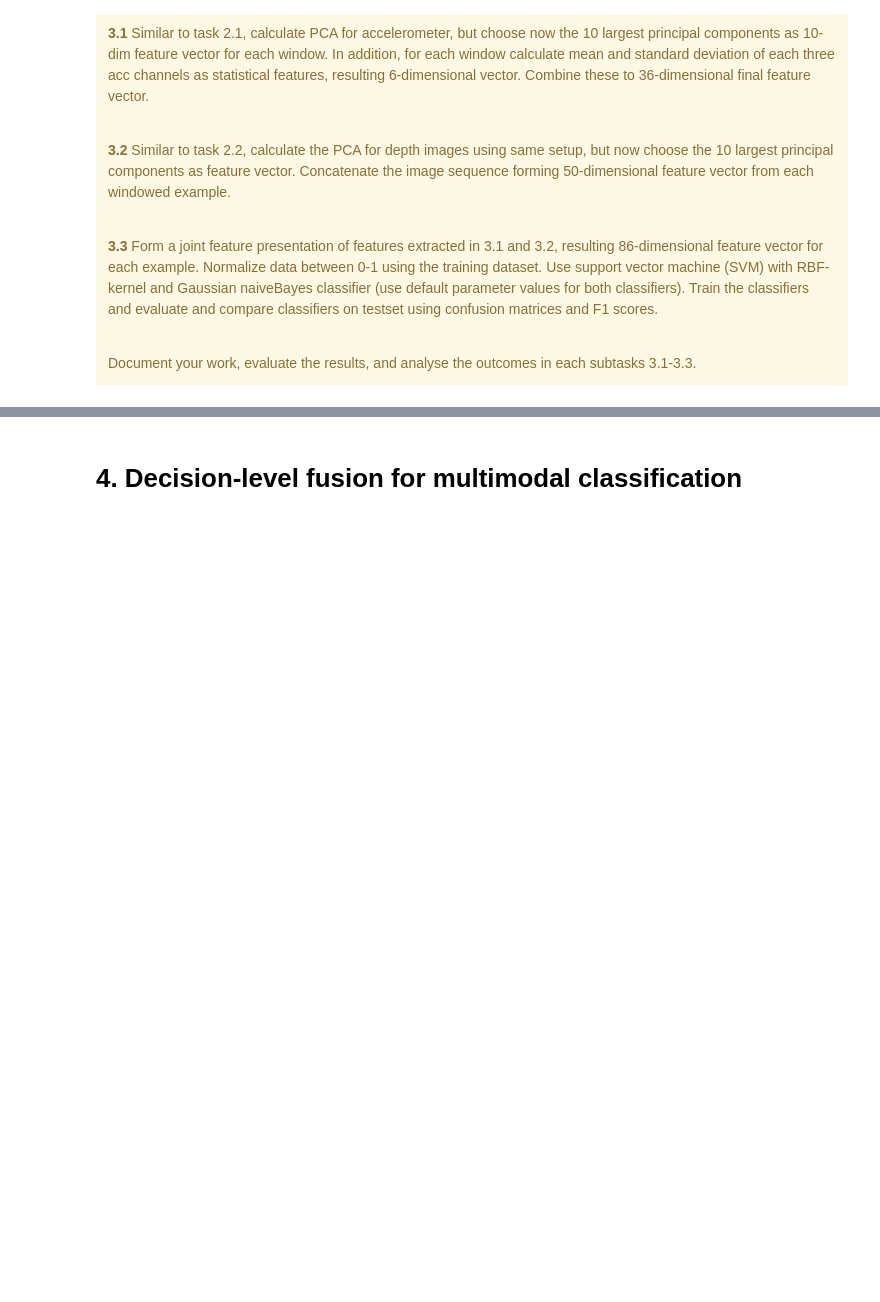
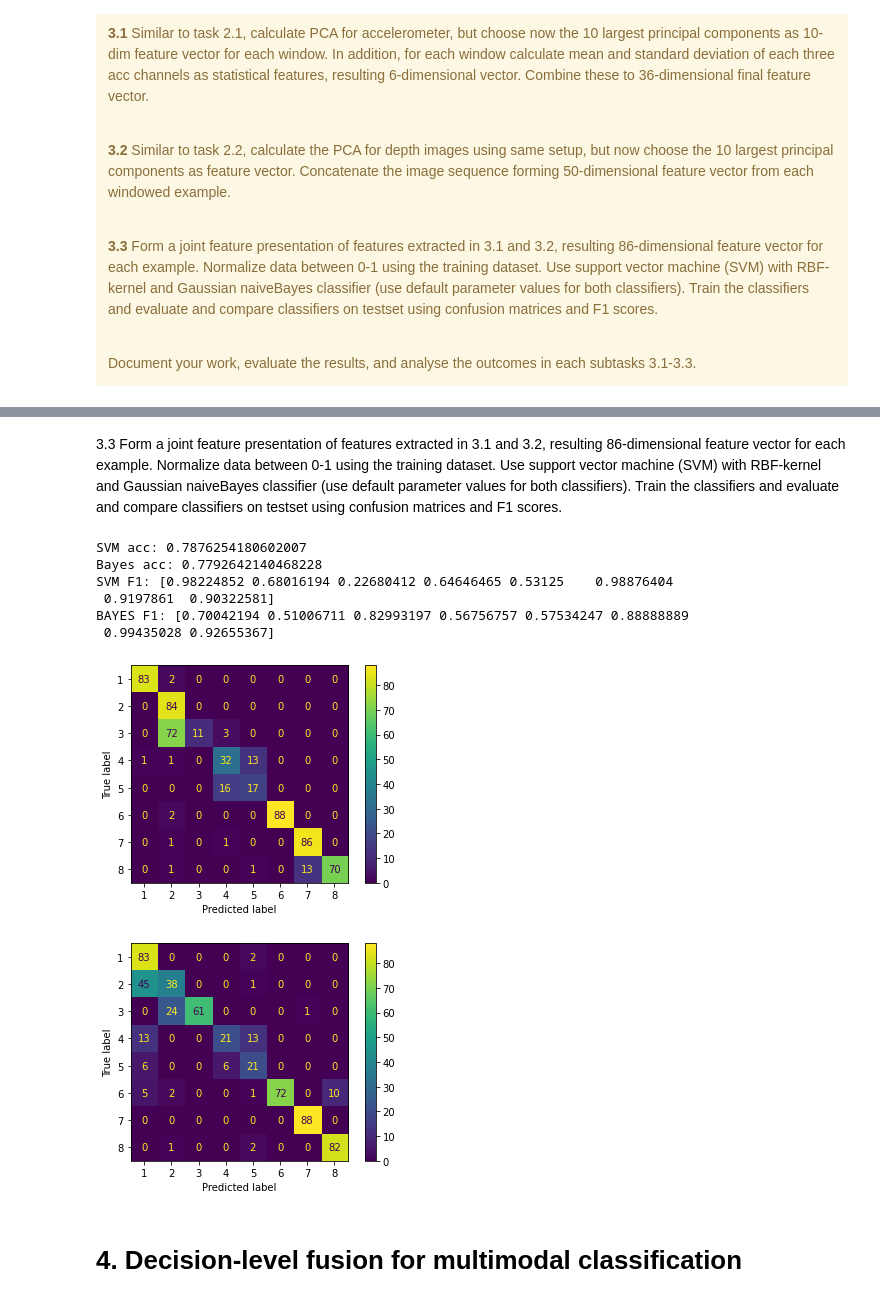
Before and after one commit to MAHA06/Multi-Modal-Project, a Jupyter notebook: project-work-MEx-classification.ipynb, the cells around one changed output, grey strips where cells are left out. Saved outputs shown, nothing was run; the diff lists cells and outputs as text; code cells hidden in the pictures; blank space fills up the shorter version.

```diff
--- a/project-work-MEx-classification.ipynb
+++ b/project-work-MEx-classification.ipynb
@@ -120,6 +120,7 @@ print(allData.shape)
 # %% [output]
 (2, 10, 8)
 # %%
+import math
 def window_split_file(data,miliseconds=5000):
     step_size=int(data.iloc[1,0]-data.iloc[0,0])
 #     print("The last timestamp",data.iloc[-1,0])
@@ -127,11 +128,13 @@ def window_split_file(data,miliseconds=5000):
     nr_points=int(miliseconds/step_size)
     new_data=[]
 
+
     stop_time=int(data.iloc[-1,0]-miliseconds)#get last one
 #     print("Stop time",stop_time/2000)
     out=np.empty((int(stop_time/2000)+1,int(miliseconds/step_size),data.shape[1]-1))
 #     print("Out",out.shape)
     count=0
+#     print("Size:",int(stop_time/2000)+1)
     for start_time in range(0,stop_time,2000):
         start_index=int(start_time/step_size)
         stop_index=start_index+nr_points
@@ -139,7 +142,7 @@ def window_split_file(data,miliseconds=5000):
 #         print("End point",stop_index)
         out[count]=data.iloc[start_index:stop_index,1:]
         count+=1
-    return out
+    return out,step_size
 def apply_windowing(data,outputform):
     outData=np.empty((2,10,8),dtype=object)
     count=0
@@ -150,14 +153,30 @@ def apply_windowing(data,outputform):
         for p_count,person in enumerate(sensor):
 
             for f_count,file in enumerate(person):
-
-                output[p_count,f_count]=window_split_file(sensor[p_count,f_count])
+                step_size=0
+                output[p_count,f_count],step_size=window_split_file(sensor[p_count,f_count])
+                if((p_count)*person.shape[0]+f_count==14):
+                    print(p_count,f_count,person.shape[0])
+                    print("He",sensor[p_count,f_count].shape,"step_size:",step_size,"size",output[p_count,f_count].shape,"Last timestamp",sensor[p_count,f_count].iloc[-1,0])
         outData[count]=output
         count+=1
     return outData
+def fix_number_windows(data):
+    for p_count,person in enumerate(data[0]):
+        for e_count,ex in enumerate(person):
+#             print(ex.shape[0])
+#             print(allData[1,p_count,e_count].shape[0])
+            if(ex.shape[0] != data[1,p_count,e_count].shape[0]):
+                print("Problem at ",p_count,e_count)
+                min_size=min(ex.shape[0] ,data[1,p_count,e_count].shape[0])
+                data[0,p_count,e_count]= data[0,p_count,e_count][:min_size];
+                data[1,p_count,e_count]= data[1,p_count,e_count][:min_size];
+    return data
+
 windowed_data=apply_windowing(allData,(10,8))
+windowed_data=fix_number_windows(windowed_data)
+print(windowed_data[0,0,0].shape)
 
-print(windowed_data[0,0,0].shape)
 # print(r[1][0,0].shape)
 ##########
 # %% [output]
@@ -559,3 +639,31 @@ pca_test_acc: (598, 30)
+# %% [markdown]
+3.3 Form a joint feature presentation of features extracted in 3.1 and 3.2, resulting 86-dimensional feature vector for each example. Normalize data between 0-1 using the training dataset. Use support vector machine (SVM) with RBF-kernel and Gaussian naiveBayes classifier (use default parameter values for both classifiers). Train the classifiers and evaluate and compare classifiers on testset using confusion matrices and F1 scores.
+# %%
+from sklearn.svm import SVC
+from sklearn.naive_bayes import GaussianNB
+from sklearn.metrics import plot_confusion_matrix
+from sklearn.metrics import f1_score
+svm=SVC(kernel='rbf')
+bayes=GaussianNB()
+svm.fit(pca_acc_cam_train,y_train_acc)
+bayes.fit(pca_acc_cam_train,y_train_acc)
+print("SVM acc:",svm.score(pca_acc_cam_test,y_test_acc))
+print("Bayes acc:",bayes.score(pca_acc_cam_test,y_test_acc))
+plot_confusion_matrix(svm, pca_acc_cam_test, y_test_acc)
+plot_confusion_matrix(bayes, pca_acc_cam_test, y_test_acc)
+pred_svm=svm.predict(pca_acc_cam_test)
+pred_bayes=bayes.predict(pca_acc_cam_test)
+print("SVM F1:",f1_score(pred_svm, y_test_acc, average=None))
+print("BAYES F1:",f1_score(pred_bayes, y_test_acc, average=None))
+# %% [output]
+SVM acc: 0.7876254180602007
+Bayes acc: 0.7792642140468228
+SVM F1: [0.98224852 0.68016194 0.22680412 0.64646465 0.53125    0.98876404
+ 0.9197861  0.90322581]
+BAYES F1: [0.70042194 0.51006711 0.82993197 0.56756757 0.57534247 0.88888889
+ 0.99435028 0.92655367]
+[figure, added]
+[figure, added]
 # %% [markdown]
 # 4. Decision-level fusion for multimodal classification
 # %% [markdown]
```
Also changed, not shown: parts of 6 cells of this notebook.
